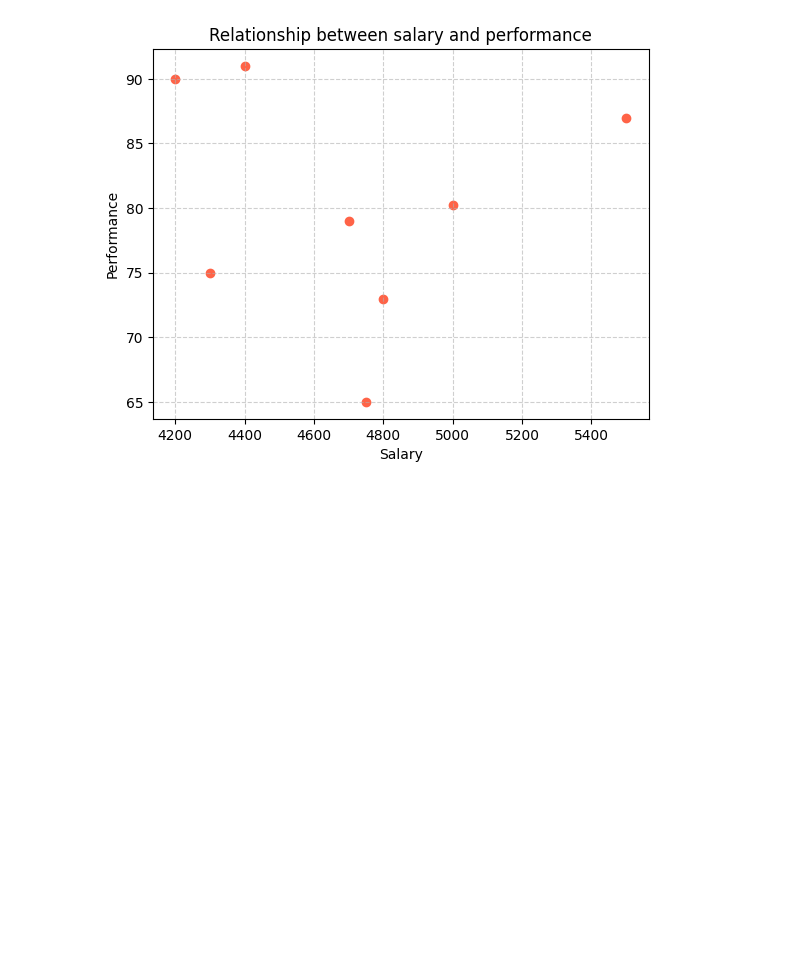
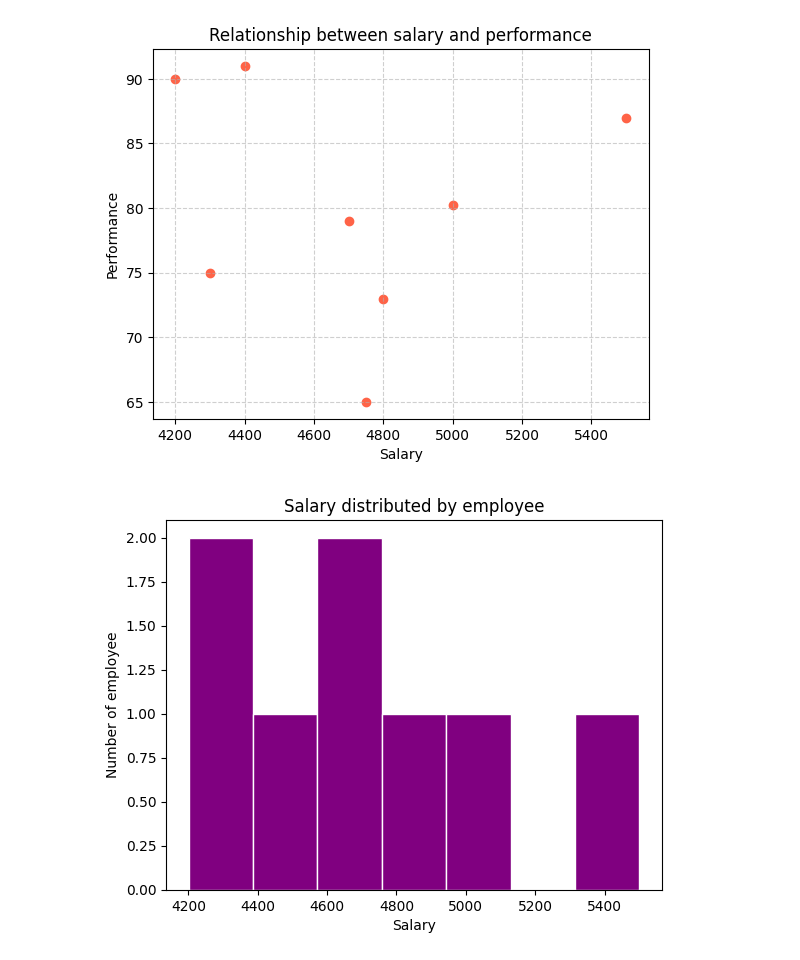
Before and after one commit to OIC-Hub/data-science-class-2, a Jupyter notebook: employee_dataset.ipynb, the cells around one changed output. Saved outputs shown, nothing was run; the diff lists cells and outputs as text; code cells hidden in the pictures; blank space fills up the shorter version.

```diff
--- a/employee_dataset.ipynb
+++ b/employee_dataset.ipynb
@@ -1082,3 +1083,12 @@ plt.ylabel("Performance")
 plt.grid(True, linestyle="--", alpha=0.6)
 # %% [output]
 [figure]
+# %%
+#visualize the distributed salary by employee
+plt.hist(merge_df["salary"], bins=7, color="purple", edgecolor="white")
+plt.title("Salary distributed by employee")
+plt.xlabel("Salary")
+plt.ylabel("Number of employee")
+plt.show()
+# %% [output]
+[figure, added]
```
Also changed, not shown: parts of 4 cells of this notebook, 1 other file.
